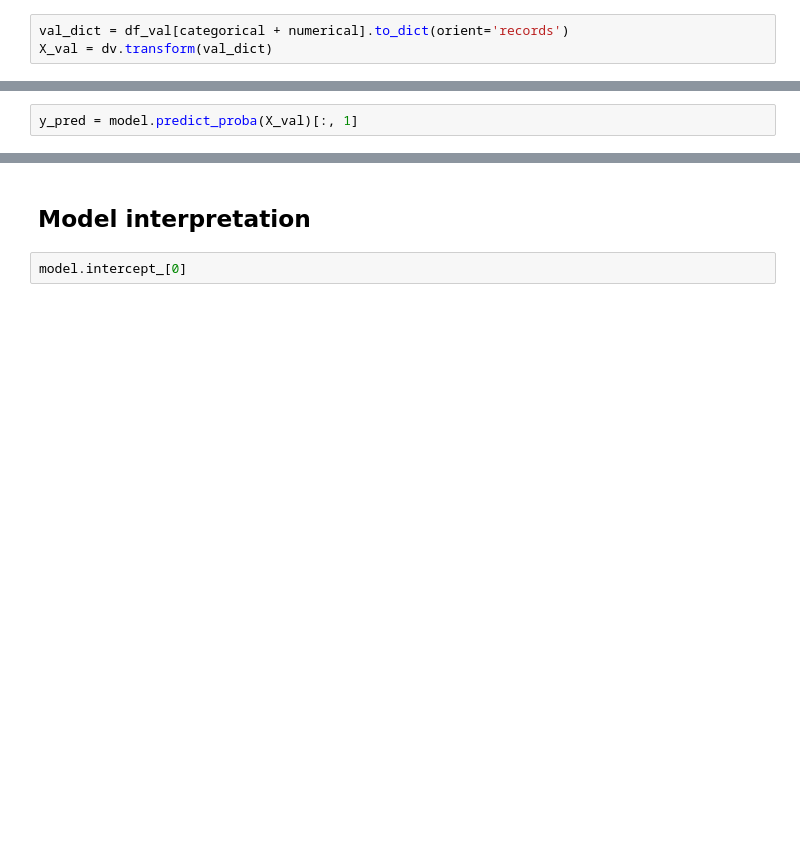
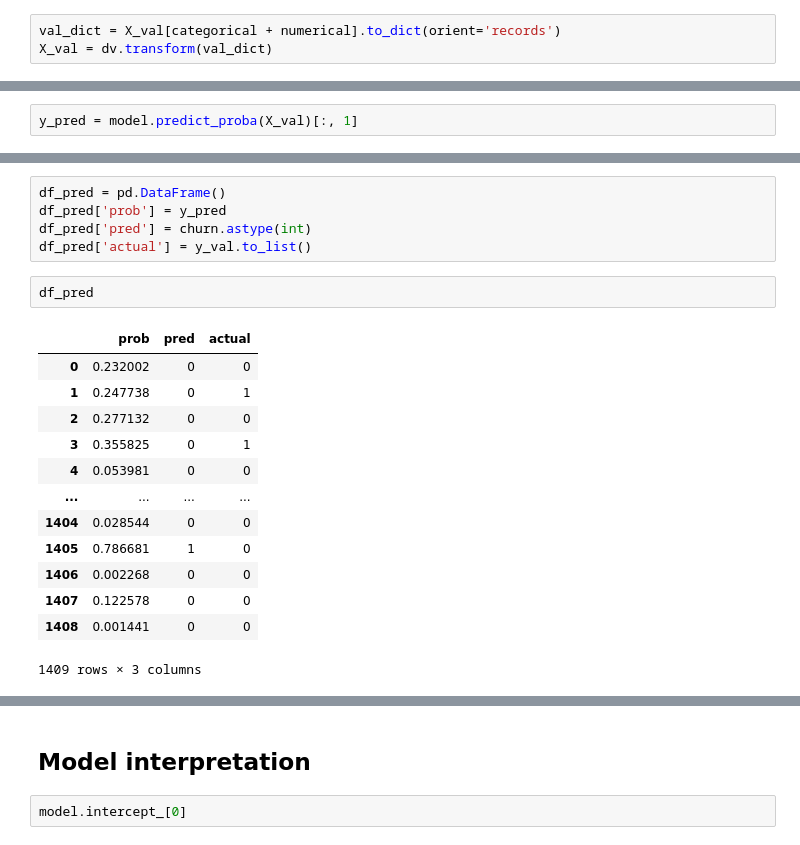
Before and after one commit to nateeatsrice/Churn-Prediction, a Jupyter notebook: churn_pred.ipynb, the cells around one changed output, grey strips where cells are left out. Cells and saved outputs as stored; diff of their text form; blank space fills up the shorter version.

```diff
--- a/churn_pred.ipynb
+++ b/churn_pred.ipynb
@@ -398,3 +512,3 @@ LogisticRegression(random_state=1, solver='liblinear')
 # %%
-val_dict = df_val[categorical + numerical].to_dict(orient='records')
+val_dict = X_val[categorical + numerical].to_dict(orient='records')
 X_val = dv.transform(val_dict)
@@ -420,3 +560,24 @@ churn = y_pred > 0.5
+# %%
+df_pred = pd.DataFrame()
+df_pred['prob'] = y_pred
+df_pred['pred'] = churn.astype(int)
+df_pred['actual'] = y_val.to_list()
+# %%
+df_pred
+# %% [output]
+|  | prob | pred | actual |
+| 0 | 0.232002 | 0 | 0 |
+| 1 | 0.247738 | 0 | 1 |
+| 2 | 0.277132 | 0 | 0 |
+| 3 | 0.355825 | 0 | 1 |
+| 4 | 0.053981 | 0 | 0 |
+| ... | ... | ... | ... |
+| 1404 | 0.028544 | 0 | 0 |
+| 1405 | 0.786681 | 1 | 0 |
+| 1406 | 0.002268 | 0 | 0 |
+| 1407 | 0.122578 | 0 | 0 |
+| 1408 | 0.001441 | 0 | 0 |
+1409 rows × 3 columns
 # %%
 (y_val == churn).mean()
 # %% [output]
```
Also changed, not shown: parts of 76 cells of this notebook.
